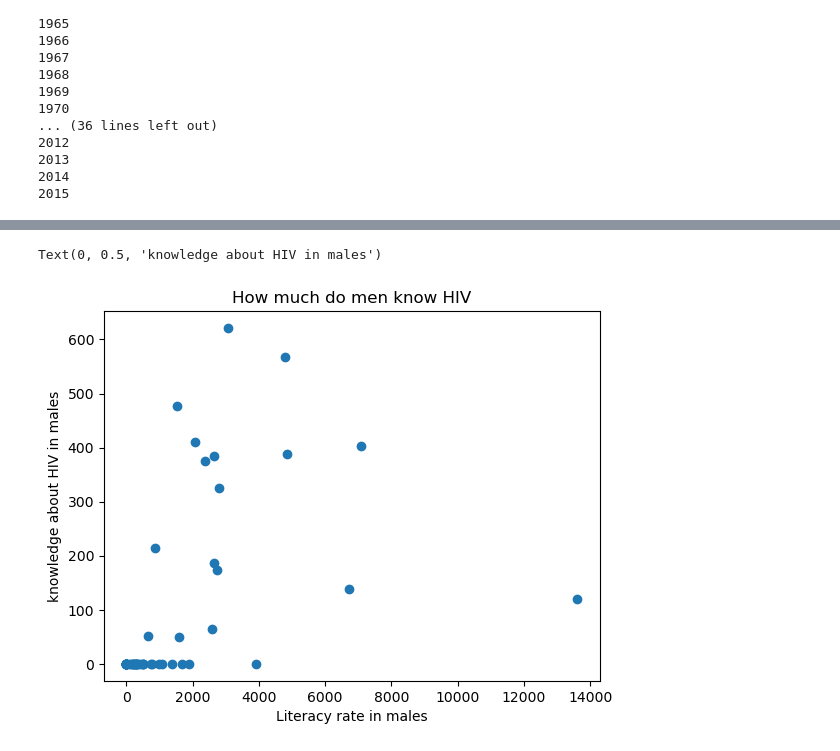
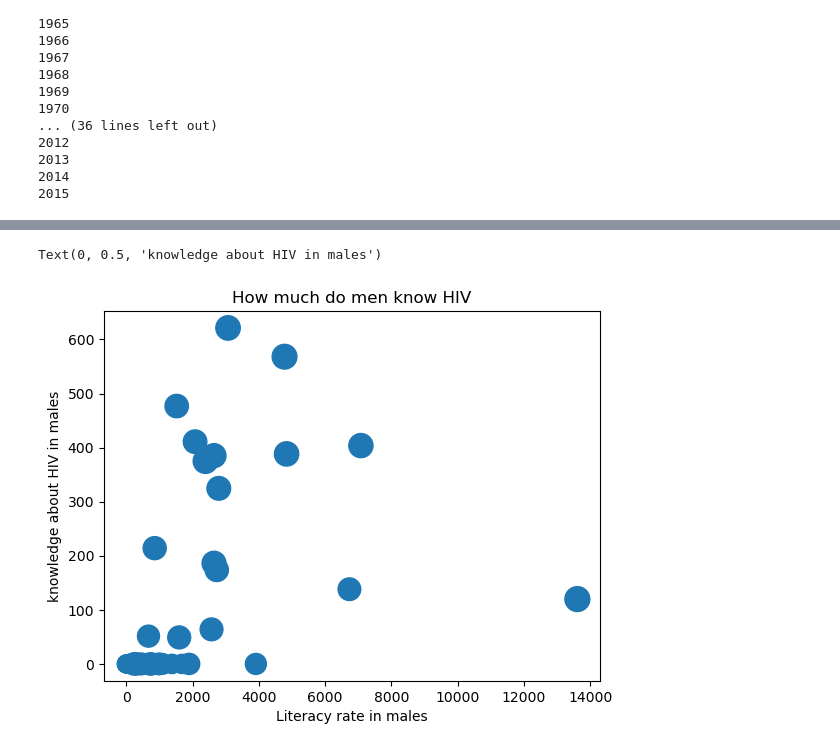
Before and after one commit to taos15/health_nutrition_pandas_eda, a Jupyter notebook: data/greenenotebook.ipynb, the cells around one changed output, grey strips where cells are left out. Saved outputs shown, nothing was run; the diff lists cells and outputs as text; code cells hidden in the pictures.

```diff
--- a/data/greenenotebook.ipynb
+++ b/data/greenenotebook.ipynb
@@ -63,17 +84,17 @@ total_countries = total_countries.T
 # %%
 #total_countries.plot.scatter(x=total_countries['Literacy rate, adult male (% of males ages 15 and above)'],
 #                             y=total_countries[14])
 
 
 # create a figure and axis
 fig, ax = plt.subplots()
 
 # scatter the sepal_length against the sepal_width
-ax.scatter(total_countries['Literacy rate, adult male (% of males ages 15 and above)'], total_countries['% of males ages 15-49 having comprehensive correct knowledge about HIV (2 prevent ways and reject 3 misconceptions)'])
+ax.scatter(total_countries['Literacy rate, adult male (% of males ages 15 and above)'], total_countries['% of males ages 15-49 having comprehensive correct knowledge about HIV (2 prevent ways and reject 3 misconceptions)'],s=0.00000001*total_countries['Population, male'])
 # set a title and labels
 ax.set_title('How much do men know HIV')
 ax.set_xlabel('Literacy rate in males')
 ax.set_ylabel('knowledge about HIV in males')
 # %% [output]
 Text(0, 0.5, 'knowledge about HIV in males')
-[figure, old version]
+[figure, new version]
```
Also changed, not shown: parts of 5 cells of this notebook.
